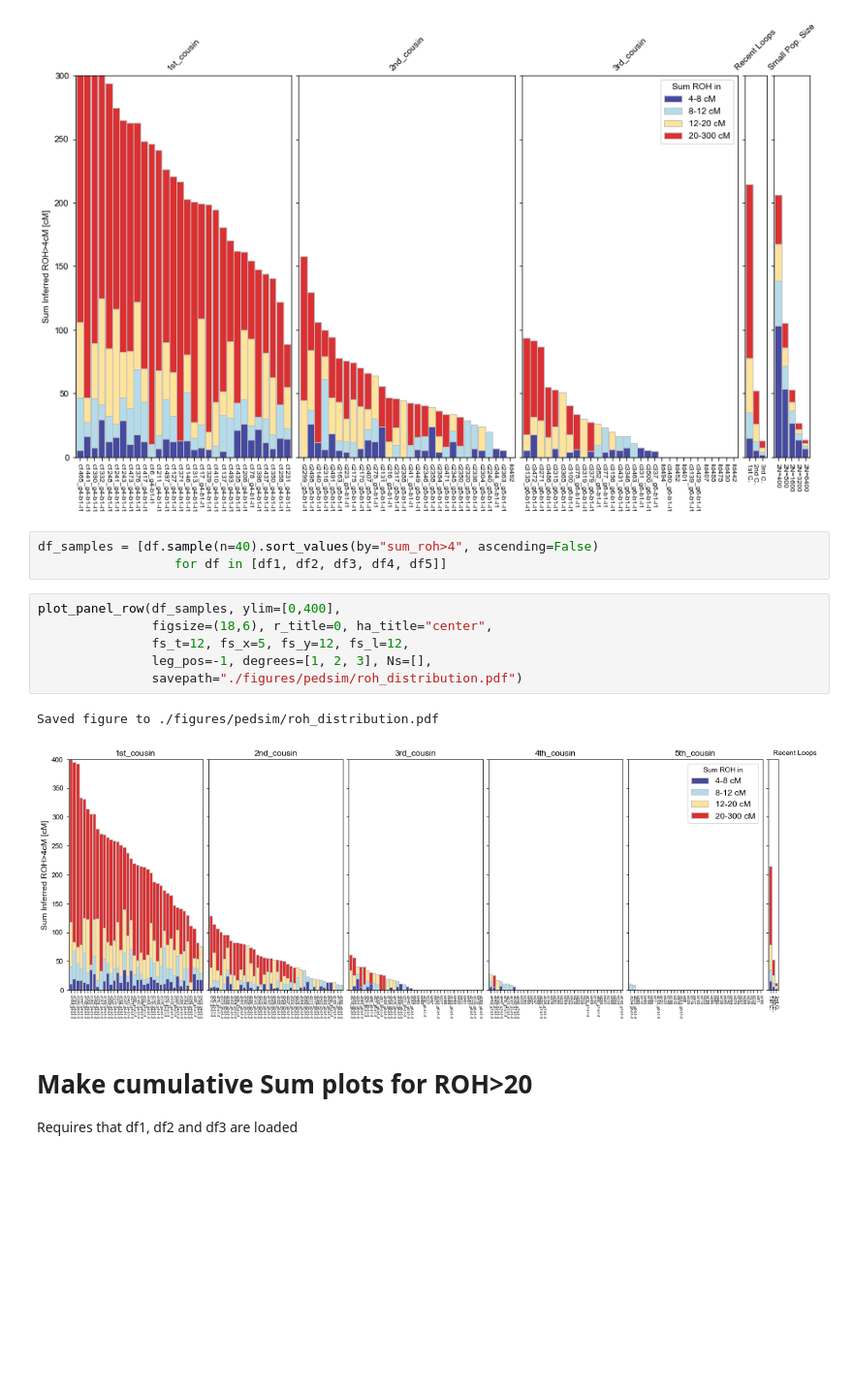
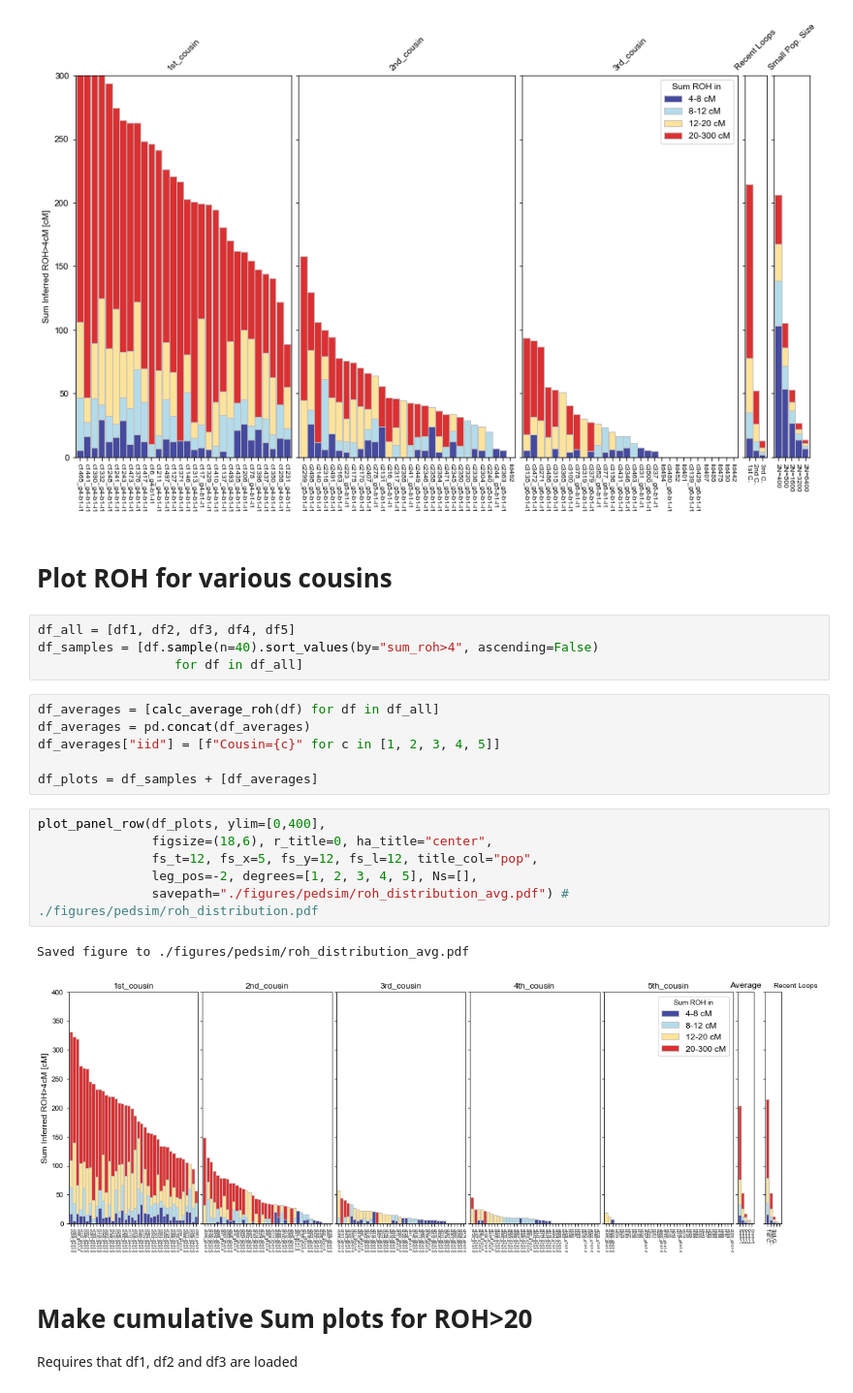
Before and after one commit to hringbauer/hapROH, a Jupyter notebook: Notebooks/AnalyzeData/analyze_ped_sim.ipynb, the cells around one changed output. Shown at 97% size. Cells and saved outputs as stored; diff of their text form; blank space fills up the shorter version.

Commit message:
Figure Updates (small)

```diff
--- a/Notebooks/AnalyzeData/analyze_ped_sim.ipynb
+++ b/Notebooks/AnalyzeData/analyze_ped_sim.ipynb
@@ -387,18 +407,27 @@ plot_panel_row(df_samples, ylim=[0,300],
                leg_pos=-1)
 # %% [output]
 [figure]
+# %% [markdown]
+# Plot ROH for various cousins
 # %%
+df_all = [df1, df2, df3, df4, df5]
 df_samples = [df.sample(n=40).sort_values(by="sum_roh>4", ascending=False)
-                  for df in [df1, df2, df3, df4, df5]]
+                  for df in df_all]
+# %%
+df_averages = [calc_average_roh(df) for df in df_all]
+df_averages = pd.concat(df_averages)
+df_averages["iid"] = [f"Cousin={c}" for c in [1, 2, 3, 4, 5]]
+
+df_plots = df_samples + [df_averages]
 # %%
-plot_panel_row(df_samples, ylim=[0,400],
+plot_panel_row(df_plots, ylim=[0,400],
                figsize=(18,6), r_title=0, ha_title="center",
-               fs_t=12, fs_x=5, fs_y=12, fs_l=12,
-               leg_pos=-1, degrees=[1, 2, 3], Ns=[],
-               savepath="./figures/pedsim/roh_distribution.pdf")
+               fs_t=12, fs_x=5, fs_y=12, fs_l=12, title_col="pop",
+               leg_pos=-2, degrees=[1, 2, 3, 4, 5], Ns=[],
+               savepath="./figures/pedsim/roh_distribution_avg.pdf") # ./figures/pedsim/roh_distribution.pdf
 # %% [output]
-Saved figure to ./figures/pedsim/roh_distribution.pdf
+Saved figure to ./figures/pedsim/roh_distribution_avg.pdf
-[figure, old version]
+[figure, new version]
 # %% [markdown]
 # Make cumulative Sum plots for ROH>20
 Requires that df1, df2 and df3 are loaded
```
Also changed, not shown: parts of 7 cells of this notebook, 7 other files.
